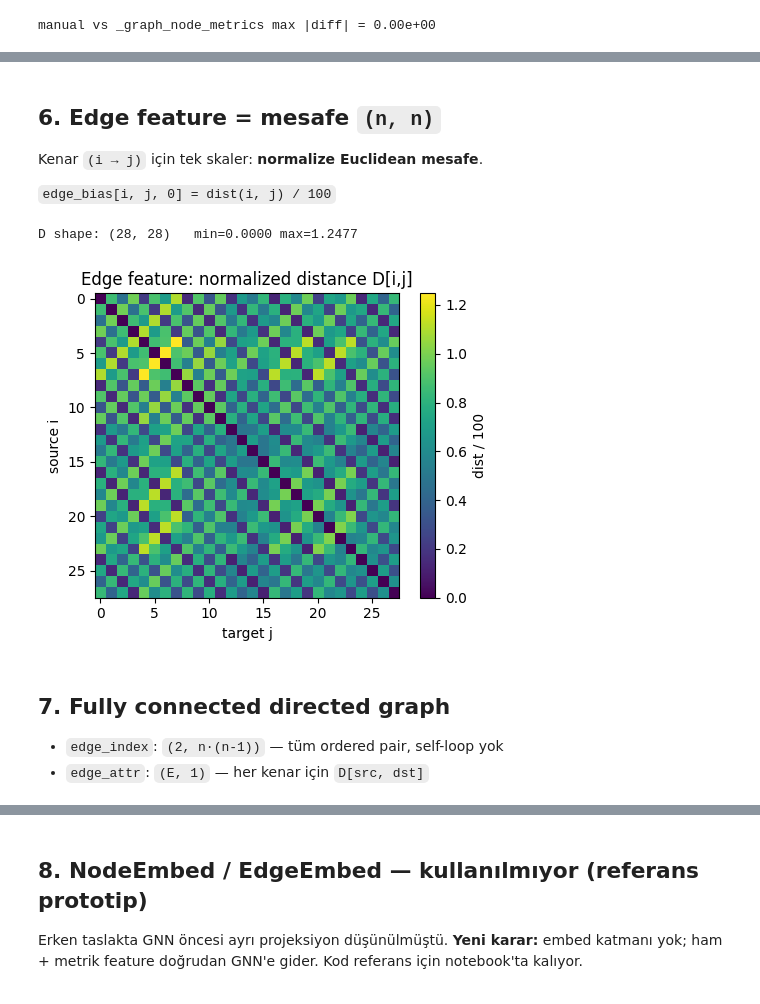
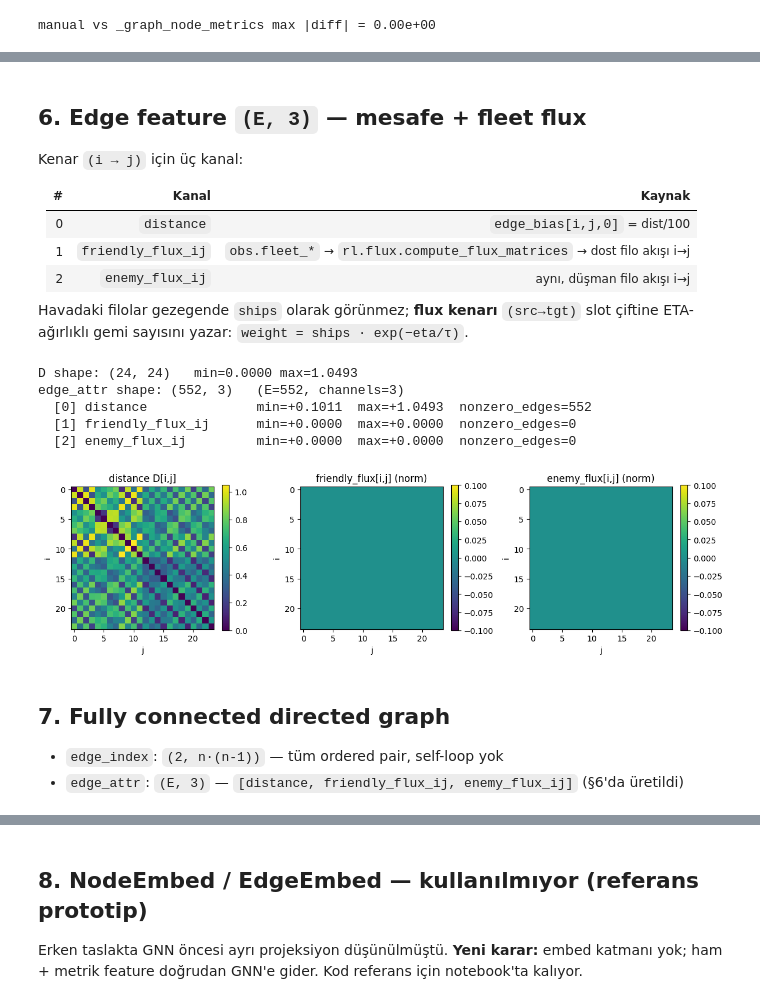
Before and after one commit to DorukSarigun/Orbit_Wars, a Jupyter notebook: docs/new_graph_policy_design.ipynb, the cells around one changed output, grey strips where cells are left out. Saved outputs shown, nothing was run; the diff lists cells and outputs as text; code cells hidden in the pictures.

```diff
--- a/docs/new_graph_policy_design.ipynb
+++ b/docs/new_graph_policy_design.ipynb
@@ -269,6 +282,7 @@ with torch.no_grad():
     incoming_enemy = feats[:, PF_IDX_INCOMING_ENEMY_TOTAL].clamp_min(0.0) * 100.0
     friendly_sources = ships * is_self
     enemy_sources = ships * is_enemy
+    friendly_production_sources = production * is_self
 
     raw_fi = kernel.T.matmul(friendly_sources)
     raw_ei = kernel.T.matmul(enemy_sources)
@@ -279,11 +293,15 @@ with torch.no_grad():
     sup = (raw_fs / (raw_ei + incoming_enemy + 1.0)).clamp(0.0, 10.0) / 10.0
     vul = (raw_ei / (ships + incoming_friendly + 1.0)).clamp(0.0, 10.0) / 10.0
     pp = kernel.T.matmul(production) / 25.0
+    fpp = kernel.T.matmul(friendly_production_sources) / 25.0
     sp = pp + fi - ei
-    manual = torch.stack([fi, ei, fi - ei, fs, sup, vul, pp, sp], dim=-1)
+    manual = torch.stack([fi, ei, fi - ei, fs, sup, vul, pp, fpp, sp], dim=-1)
 
 max_diff = (manual - node_metrics_t).abs().max().item()
 print(f"manual vs _graph_node_metrics max |diff| = {max_diff:.2e}")
+assert manual.shape[-1] == GRAPH_NODE_METRIC_DIM, (
+    f"manual stack channel count {manual.shape[-1]} != GRAPH_NODE_METRIC_DIM={GRAPH_NODE_METRIC_DIM}"
+)
 assert max_diff < 1e-5, "Metric mismatch — check formulas"
 # %% [output]
 manual vs _graph_node_metrics max |diff| = 0.00e+00
@@ -330,6 +348,7 @@ def _snapshot_potential(obs, cfg=REWARD_CFG):
         cfg.graph_supportability_weight,
         cfg.graph_vulnerability_weight,
         cfg.graph_production_potential_weight,
+        cfg.graph_friendly_production_potential_weight,
         cfg.graph_strategic_potential_weight,
         cfg.graph_flux_friendly_in_weight,
         cfg.graph_flux_friendly_out_weight,
@@ -437,7 +456,7 @@ axes[2].bar(width, [r["sum_friendly_inf"] for r in rows], alpha=0.7, label="Σ f
 axes[2].bar(width, [r["sum_prod_pot"] for r in rows], alpha=0.5, label="Σ production_potential")
 axes[2].set_xticks(width)
 axes[2].set_xticklabels([l.replace("transit ", "t") for l in labels], rotation=45, ha="right", fontsize=7)
-axes[2].set_title("Base-8 toplamları (varışta fi sıçrar, pp sabit)")
+axes[2].set_title("Base-9 toplamları (varışta fi/fpp sıçrar, pp sabit)")
 axes[2].legend(fontsize=8)
 plt.tight_layout()
 plt.show()
@@ -611,28 +802,62 @@ X_gnn shape: (28, 42)
 # %% [markdown]
-## 6. Edge feature = mesafe `(n, n)`
+## 6. Edge feature `(E, 3)` — mesafe + fleet flux
 
-Kenar `(i → j)` için tek skaler: **normalize Euclidean mesafe**.
+Kenar `(i → j)` için üç kanal:
 
-`edge_bias[i, j, 0] = dist(i, j) / 100`
+| # | Kanal | Kaynak |
+|---|--------|--------|
+| 0 | `distance` | `edge_bias[i,j,0]` = dist/100 |
+| 1 | `friendly_flux_ij` | `obs.fleet_*` → `rl.flux.compute_flux_matrices` → dost filo akışı i→j |
+| 2 | `enemy_flux_ij` | aynı, düşman filo akışı i→j |
+
+Havadaki filolar gezegende `ships` olarak görünmez; **flux kenarı** `(src→tgt)` slot
+çiftine ETA-ağırlıklı gemi sayısını yazar: `weight = ships · exp(−eta/τ)`.
 # %%
 P = obs.planet_feats.shape[0]
 D = obs.edge_bias[:P, :P, EB_DIST][:n_real, :n_real].astype(np.float32)
 
+flux_mats = compute_flux_matrices(obs, p_max=n_real, mode="exp_decay", tau=FLUX_TAU)
+edge_index = _planet_edge_index(n_real)
+edge_attr = compute_pair_flux_edge_features(
+    obs,
+    edge_index,
+    D,
+    n_real=n_real,
+    mode="exp_decay",
+    tau=FLUX_TAU,
+    ship_norm=FLUX_SHIP_NORM,
+    matrices=flux_mats,
+)
+
 print("D shape:", D.shape, f"  min={D.min():.4f} max={D.max():.4f}")
+print("edge_attr shape:", edge_attr.shape, f"  (E={edge_attr.shape[0]}, channels={GNN_EDGE_DIM})")
+for k, name in enumerate(EDGE_CHANNEL_NAMES):
+    col = edge_attr[:, k]
+    nz = int((col > 1e-6).sum())
+    print(f"  [{k}] {name:20s}  min={col.min():+.4f}  max={col.max():+.4f}  nonzero_edges={nz}")
 
-fig, ax = plt.subplots(figsize=(5, 4))
-im = ax.imshow(D, cmap="viridis")
-ax.set_title("Edge feature: normalized distance D[i,j]")
-ax.set_xlabel("target j"); ax.set_ylabel("source i")
-plt.colorbar(im, ax=ax, label="dist / 100")
+fig, axes = plt.subplots(1, 3, figsize=(12, 3.5))
+for ax, mat, title in zip(
+    axes,
+    [D, flux_mats.friendly[:n_real, :n_real] / FLUX_SHIP_NORM, flux_mats.enemy[:n_real, :n_real] / FLUX_SHIP_NORM],
+    ["distance D[i,j]", "friendly_flux[i,j] (norm)", "enemy_flux[i,j] (norm)"],
+):
+    im = ax.imshow(mat, cmap="viridis")
+    ax.set_title(title)
+    ax.set_xlabel("j"); ax.set_ylabel("i")
+    plt.colorbar(im, ax=ax, fraction=0.046)
 plt.tight_layout()
 plt.show()
 # %% [output]
-D shape: (28, 28)   min=0.0000 max=1.2477
+D shape: (24, 24)   min=0.0000 max=1.0493
+edge_attr shape: (552, 3)   (E=552, channels=3)
+  [0] distance              min=+0.1011  max=+1.0493  nonzero_edges=552
+  [1] friendly_flux_ij      min=+0.0000  max=+0.0000  nonzero_edges=0
+  [2] enemy_flux_ij         min=+0.0000  max=+0.0000  nonzero_edges=0
-[figure, old version]
+[figure, new version]
 # %% [markdown]
 ## 7. Fully connected directed graph
 
 - `edge_index`: `(2, n·(n-1))` — tüm ordered pair, self-loop yok
-- `edge_attr`: `(E, 1)` — her kenar için `D[src, dst]`
+- `edge_attr`: `(E, 3)` — `[distance, friendly_flux_ij, enemy_flux_ij]` (§6'da üretildi)
 # %%
```
Also changed, not shown: parts of 19 cells of this notebook, 37 other files.
